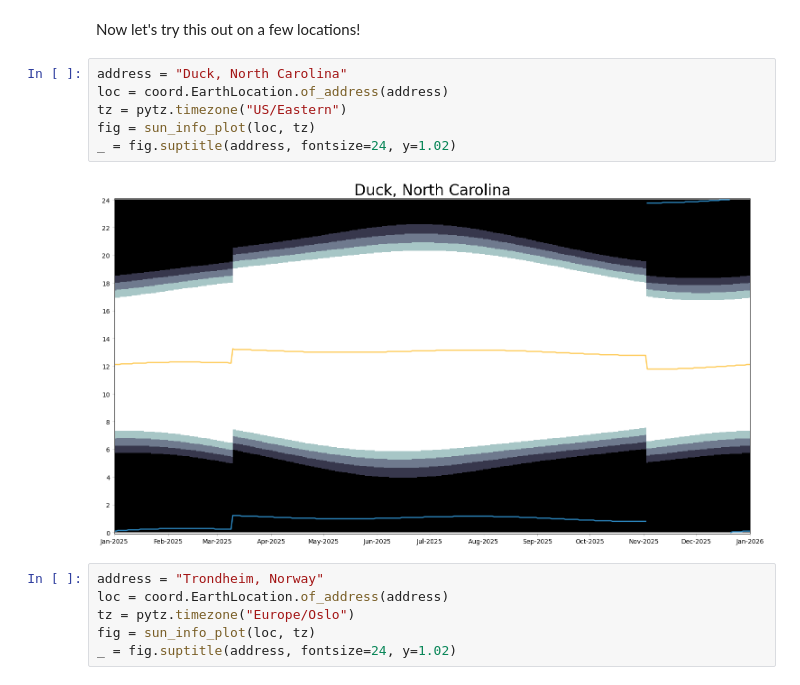
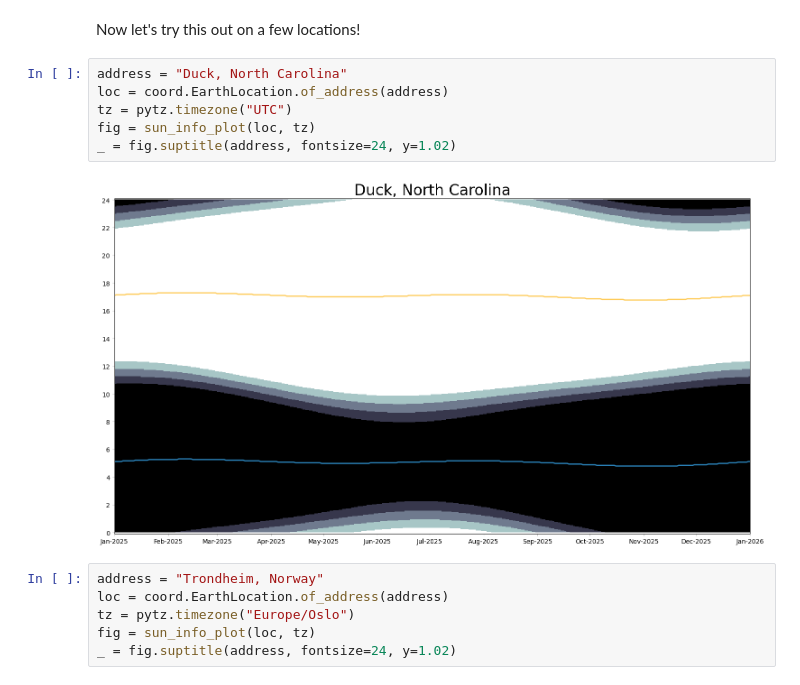
Before and after one commit to KCollins/post--yearly-sun-graph, a Jupyter notebook: geoscopr.ipynb, the cells around one changed output. Cells and saved outputs as stored; diff of their text form.

```diff
--- a/geoscopr.ipynb
+++ b/geoscopr.ipynb
@@ -344,11 +344,11 @@ Now let's try this out on a few locations!
 # %%
 address = "Duck, North Carolina"
 loc = coord.EarthLocation.of_address(address)
-tz = pytz.timezone("US/Eastern")
+tz = pytz.timezone("UTC")
 fig = sun_info_plot(loc, tz)
 _ = fig.suptitle(address, fontsize=24, y=1.02)
 # %% [output]
-[figure, old version]
+[figure, new version]
 # %%
 address = "Trondheim, Norway"
 loc = coord.EarthLocation.of_address(address)
```
Also changed, not shown: parts of 5 cells of this notebook.
